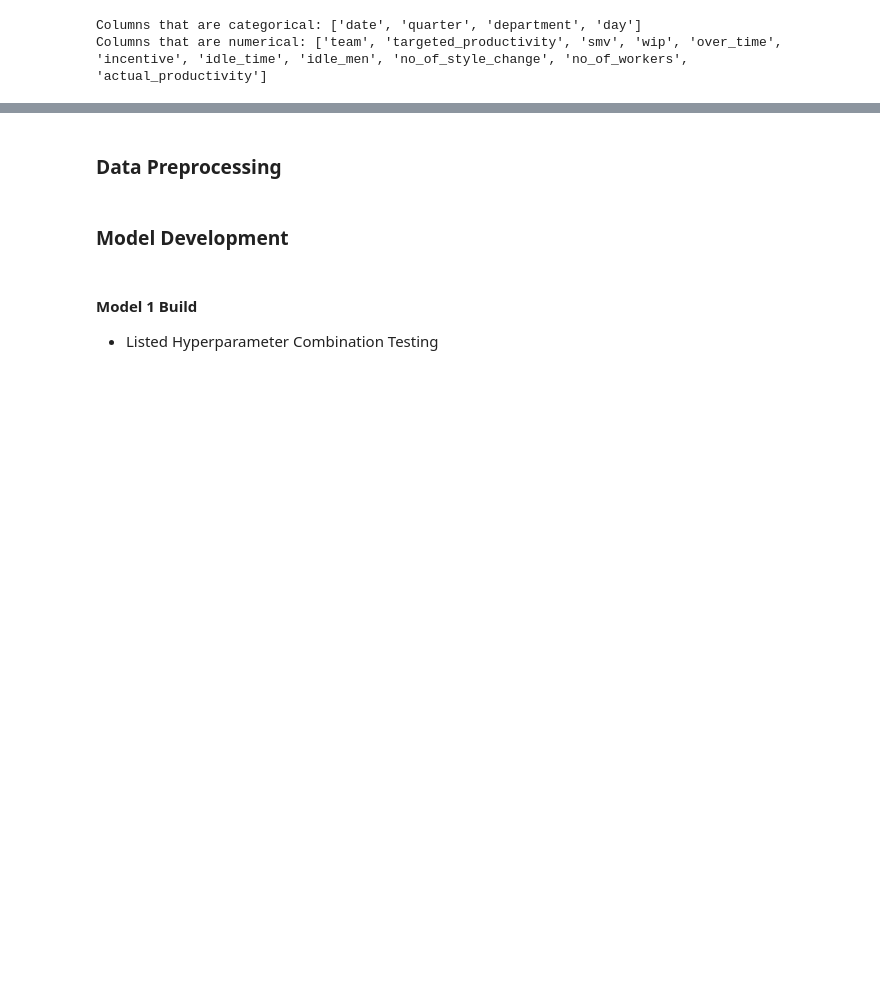
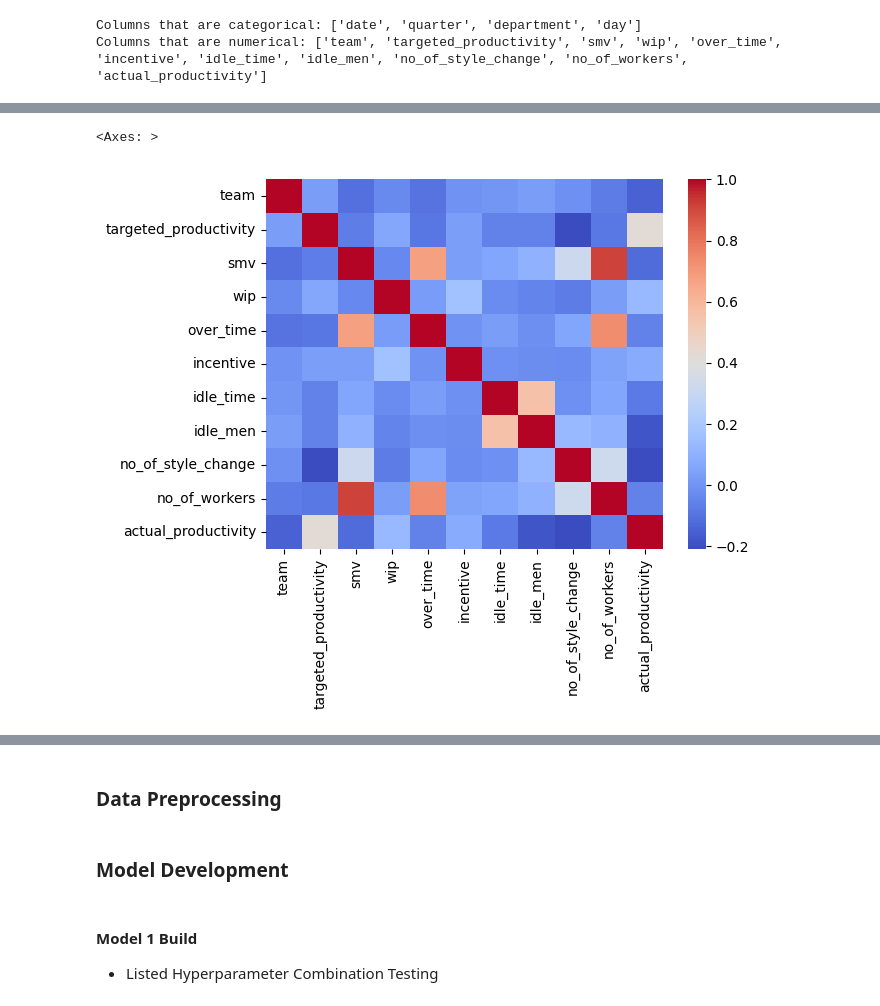
Before and after one commit to vaipos/CS4372_HW1, a Jupyter notebook: MainCode.ipynb, the cells around one changed output, grey strips where cells are left out. Drawn from its saved outputs; the diff is of its cells as text; code cells hidden in the pictures; blank space fills up the shorter version.

```diff
--- a/MainCode.ipynb
+++ b/MainCode.ipynb
@@ -107,0 +127,5 @@ Name: actual_productivity, dtype: float64
+# %%
+sns.heatmap(df.corr(numeric_only=True), cmap="coolwarm", annot=False)
+# %% [output]
+<Axes: >
+[figure, added]
```
Also changed, not shown: parts of 21 cells of this notebook, 5 other files.
